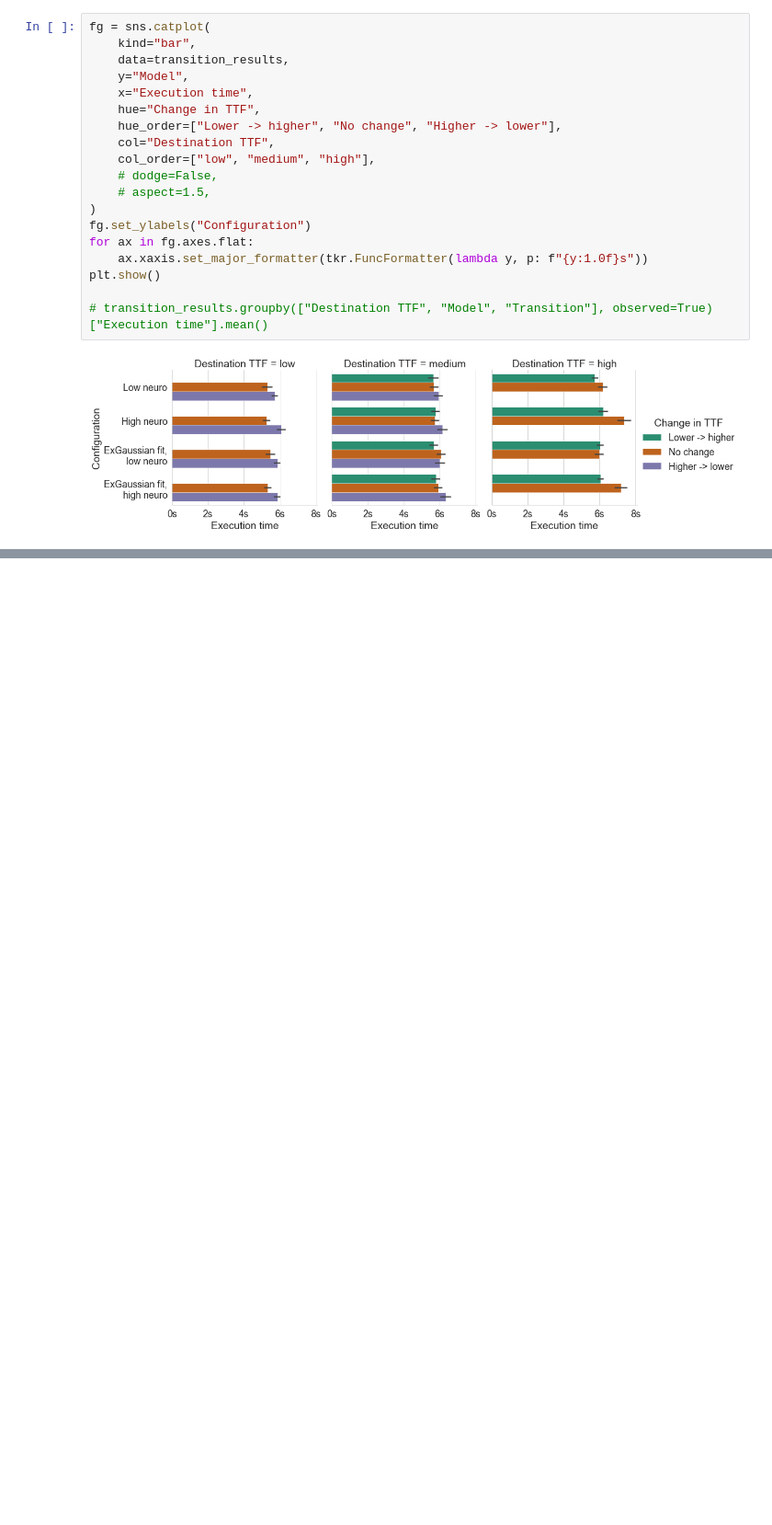
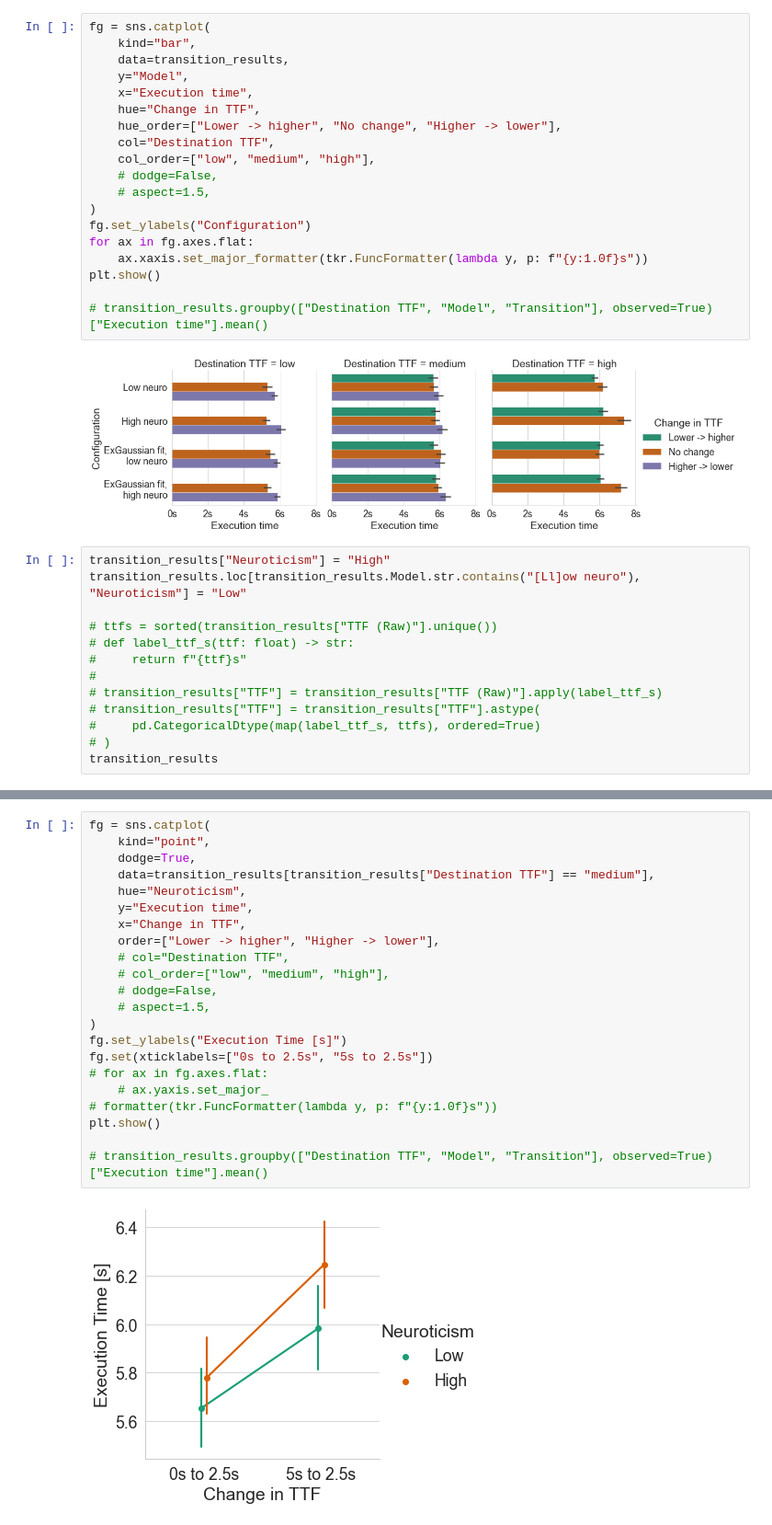
Before and after one commit to vnmo/EdgeDroid2, a Jupyter notebook: analysis/verify_models.ipynb, the cells around one changed output, grey strips where cells are left out. Shown at 92% size. Cells and saved outputs as stored; diff of their text form; blank space fills up the shorter version.

```diff
--- a/analysis/verify_models.ipynb
+++ b/analysis/verify_models.ipynb
@@ -203,3 +265,16 @@ plt.show()
 # transition_results.groupby(["Destination TTF", "Model", "Transition"], observed=True)["Execution time"].mean()
 # %% [output]
 [figure]
+# %%
+transition_results["Neuroticism"] = "High"
+transition_results.loc[transition_results.Model.str.contains("[Ll]ow neuro"), "Neuroticism"] = "Low"
+
+# ttfs = sorted(transition_results["TTF (Raw)"].unique())
+# def label_ttf_s(ttf: float) -> str:
+#     return f"{ttf}s"
+#
+# transition_results["TTF"] = transition_results["TTF (Raw)"].apply(label_ttf_s)
+# transition_results["TTF"] = transition_results["TTF"].astype(
+#     pd.CategoricalDtype(map(label_ttf_s, ttfs), ordered=True)
+# )
+transition_results
@@ -205,0 +295,24 @@ plt.show()
+# %%
+fg = sns.catplot(
+    kind="point",
+    dodge=True,
+    data=transition_results[transition_results["Destination TTF"] == "medium"],
+    hue="Neuroticism",
+    y="Execution time",
+    x="Change in TTF",
+    order=["Lower -> higher", "Higher -> lower"],
+    # col="Destination TTF",
+    # col_order=["low", "medium", "high"],
+    # dodge=False,
+    # aspect=1.5,
+)
+fg.set_ylabels("Execution Time [s]")
+fg.set(xticklabels=["0s to 2.5s", "5s to 2.5s"])
+# for ax in fg.axes.flat:
+    # ax.yaxis.set_major_
+# formatter(tkr.FuncFormatter(lambda y, p: f"{y:1.0f}s"))
+plt.show()
+
+# transition_results.groupby(["Destination TTF", "Model", "Transition"], observed=True)["Execution time"].mean()
+# %% [output]
+[figure, added]
```
Also changed, not shown: parts of 5 cells of this notebook, 4 other files.
